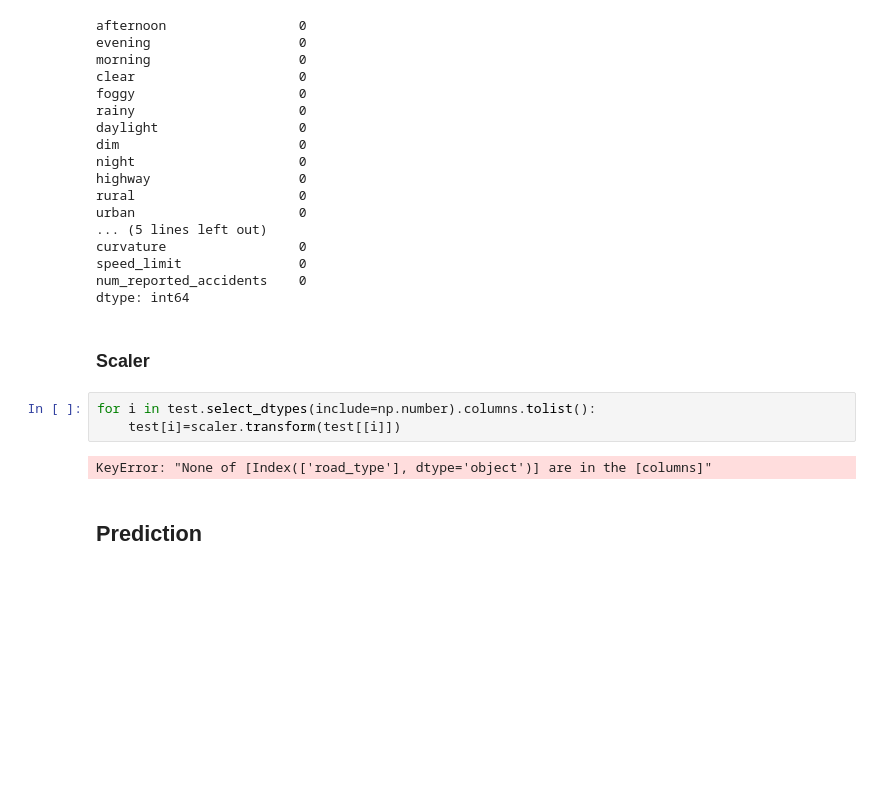
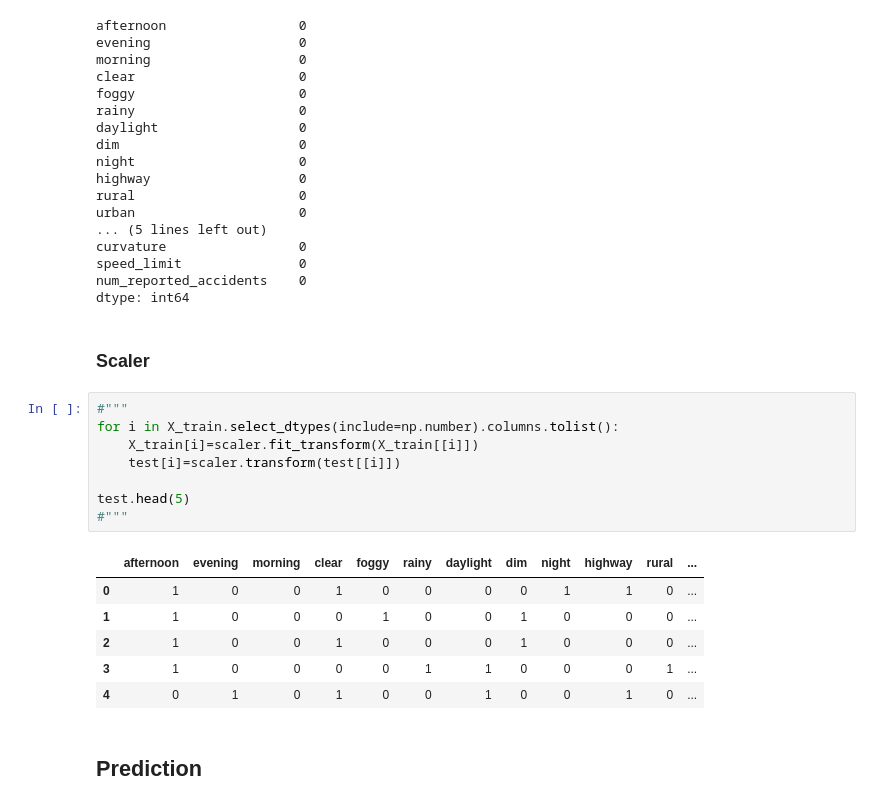
Before and after one commit to ReivaxD/MachineLearningProject, a Jupyter notebook: RoadAccidentRisk/RAR.ipynb, the cells around one changed output. Drawn from its saved outputs; the diff is of its cells as text; blank space fills up the shorter version.

```diff
--- a/RoadAccidentRisk/RAR.ipynb
+++ b/RoadAccidentRisk/RAR.ipynb
@@ -337,13 +344,23 @@ curvature                 0
 speed_limit               0
 num_reported_accidents    0
 dtype: int64
-# %% [markdown]
-### Scaler
-# %%
-for i in test.select_dtypes(include=np.number).columns.tolist():
-    test[i]=scaler.transform(test[[i]])
-# %% [output]
-KeyError: "None of [Index(['road_type'], dtype='object')] are in the [columns]"
+# %% [markdown]
+### Scaler
+# %%
+#"""
+for i in X_train.select_dtypes(include=np.number).columns.tolist():
+    X_train[i]=scaler.fit_transform(X_train[[i]])
+    test[i]=scaler.transform(test[[i]])
+
+test.head(5)
+#"""
+# %% [output]
+|  | afternoon | evening | morning | clear | foggy | rainy | daylight | dim | night | highway | rural | ... |
+| 0 | 1 | 0 | 0 | 1 | 0 | 0 | 0 | 0 | 1 | 1 | 0 | ... |
+| 1 | 1 | 0 | 0 | 0 | 1 | 0 | 0 | 1 | 0 | 0 | 0 | ... |
+| 2 | 1 | 0 | 0 | 1 | 0 | 0 | 0 | 1 | 0 | 0 | 0 | ... |
+| 3 | 1 | 0 | 0 | 0 | 0 | 1 | 1 | 0 | 0 | 0 | 1 | ... |
+| 4 | 0 | 1 | 0 | 1 | 0 | 0 | 1 | 0 | 0 | 1 | 0 | ... |
 # %% [markdown]
 ## Prediction
 # %%
```
Also changed, not shown: parts of 7 cells of this notebook, 2 other files.
